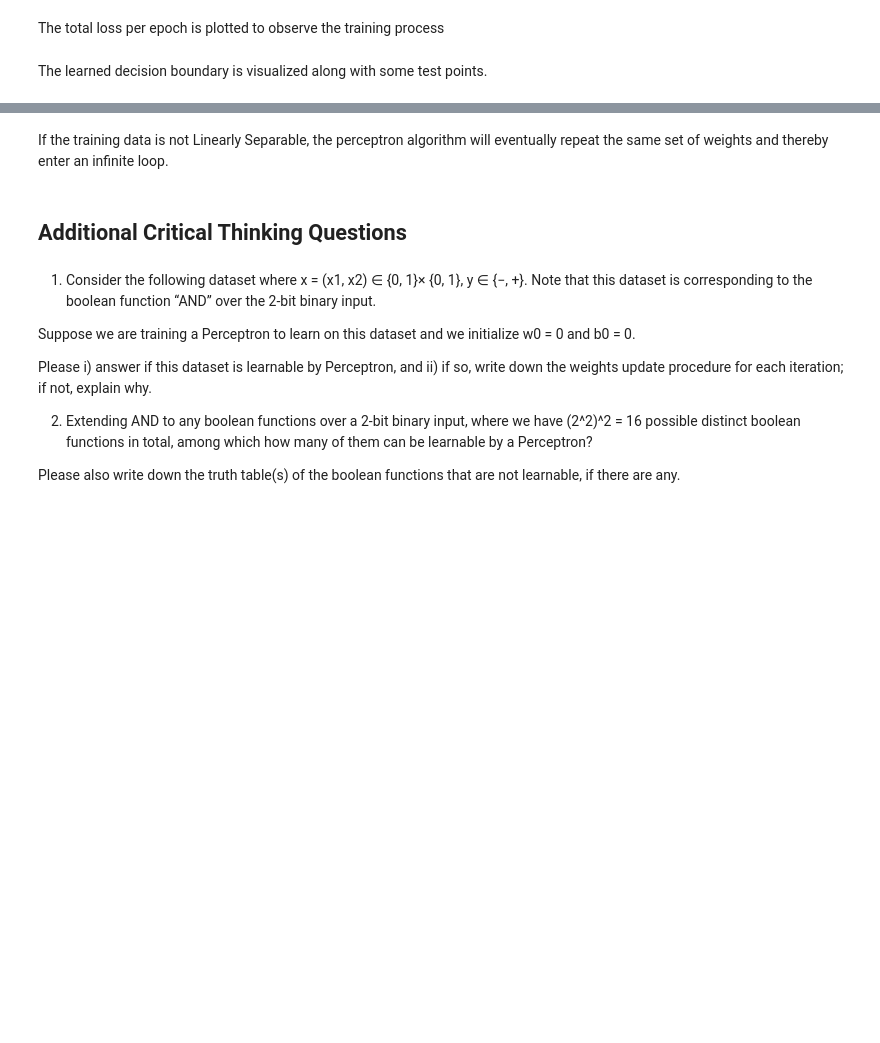
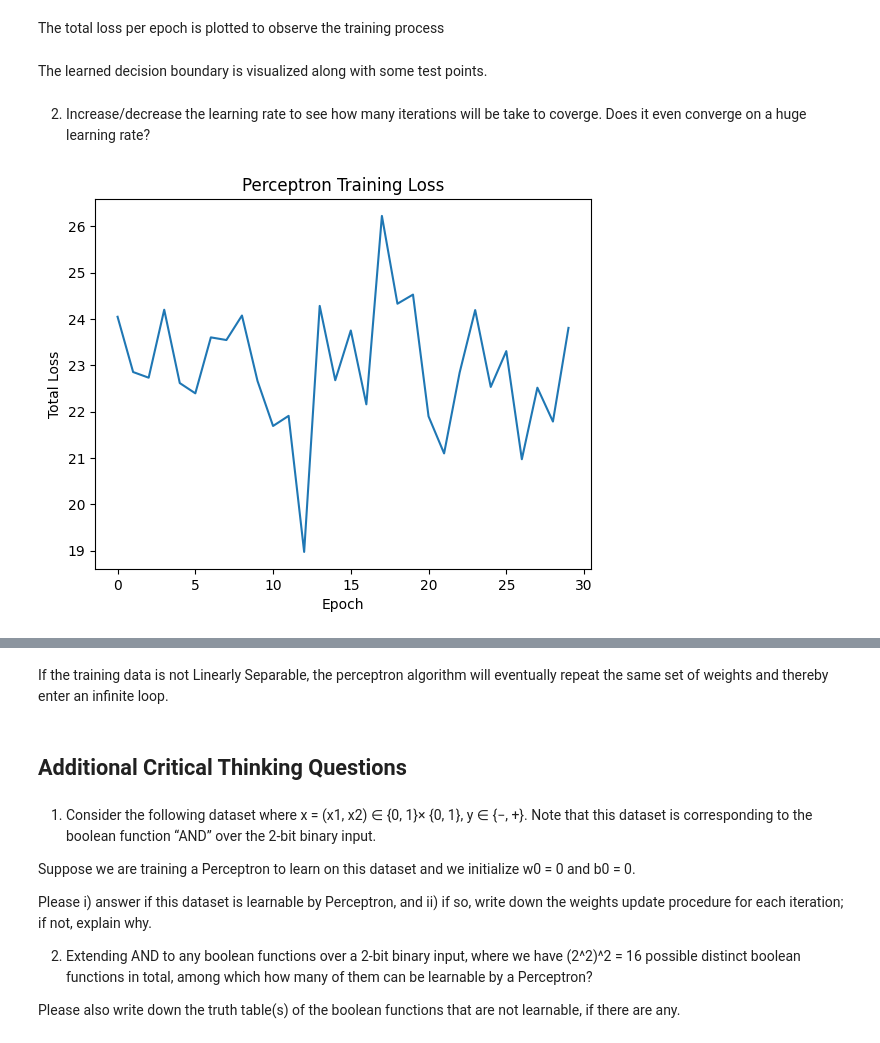
Before and after one commit to jaitrasaketh/IIIT-Hyderabad-AI-ML-Program, a Jupyter notebook: AIML_III_Module_4_Lab_1_Perceptron_and_Gradient_Descent.ipynb, the cells around one changed output, grey strips where cells are left out. Saved outputs shown, nothing was run; the diff lists cells and outputs as text; code cells hidden in the pictures; blank space fills up the shorter version.

```diff
--- a/AIML_III_Module_4_Lab_1_Perceptron_and_Gradient_Descent.ipynb
+++ b/AIML_III_Module_4_Lab_1_Perceptron_and_Gradient_Descent.ipynb
@@ -193,29 +210,30 @@ print("Weights learned by the Perceptron:", w)
 # %% [markdown]
 The total loss per epoch is plotted to observe the training process
 # %%
-def perceptron_algo_plot(X, Y):
+def perceptron_algo_plot(X, Y, eta=1, epochs=30):
     w = np.zeros(X.shape[1])
-    eta = 1
-    epochs = 30
     errors = []
 
     for epoch in range(epochs):
         total_error = 0
         for i, x in enumerate(X):
+            update = eta * X[i] * Y[i]
             if (np.dot(X[i], w) * Y[i]) <= 0:
                 total_error += (np.dot(X[i], w) * Y[i])
-                w = w + eta * X[i] * Y[i]
-        errors.append(total_error * -1)
+                w += update  # Apply the update directly to w
+        errors.append(-total_error)
 
-    plt.plot(errors)
+    plt.plot(errors, label=f'eta={eta}')
     plt.xlabel('Epoch')
     plt.ylabel('Total Loss')
     plt.title('Perceptron Training Loss')
-    plt.show()
-
     return w
-
-# Plot the training process
-w = perceptron_algo_plot(X_train, Y_train)
 # %% [markdown]
 The learned decision boundary is visualized along with some test points.
+# %% [markdown]
+2.   Increase/decrease the learning rate to see how many iterations will be take to coverge. Does it even converge on a huge learning rate?
+# %%
+# Test with a low learning rate
+w_low_eta = perceptron_algo_plot(X_train, Y_train, eta=0.01, epochs=30)
+# %% [output]
+[figure, added]
```
Also changed, not shown: parts of 8 cells of this notebook.
